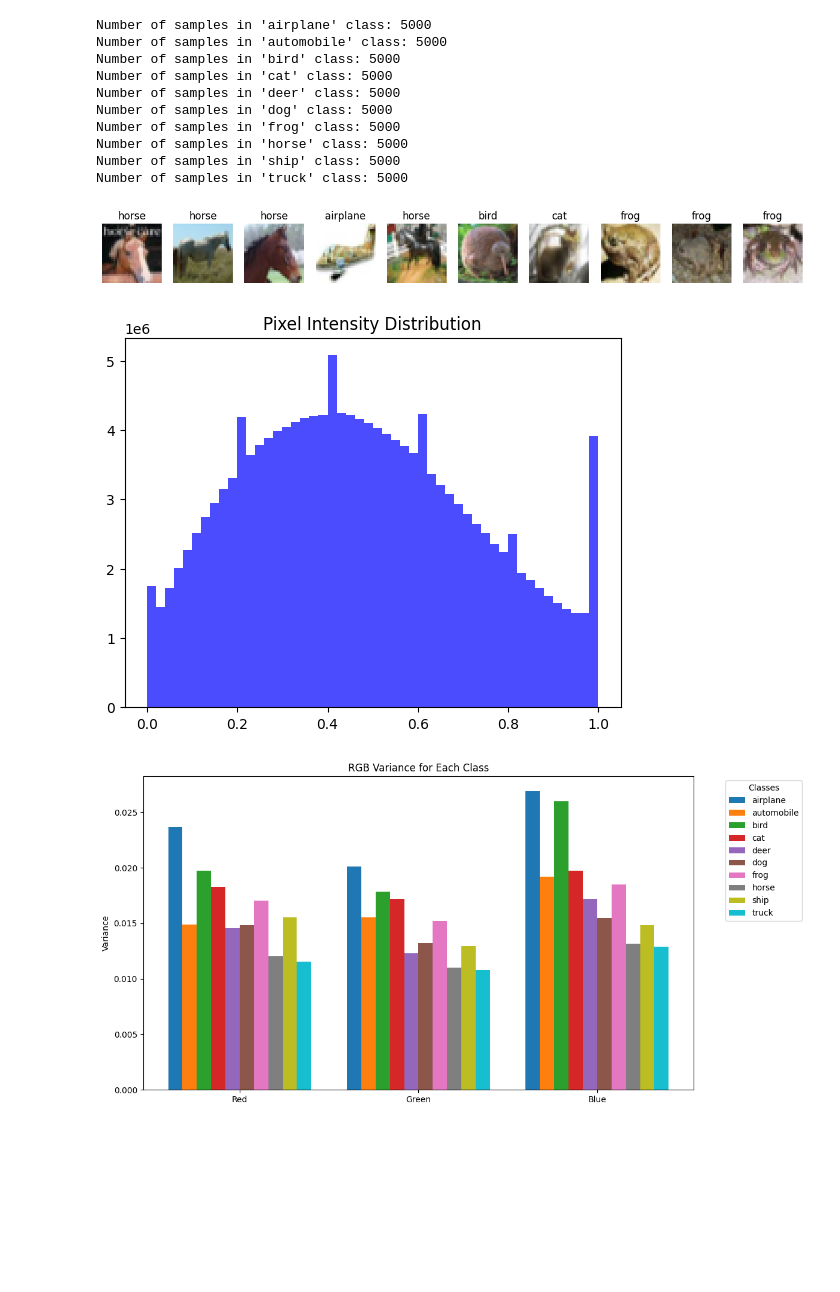
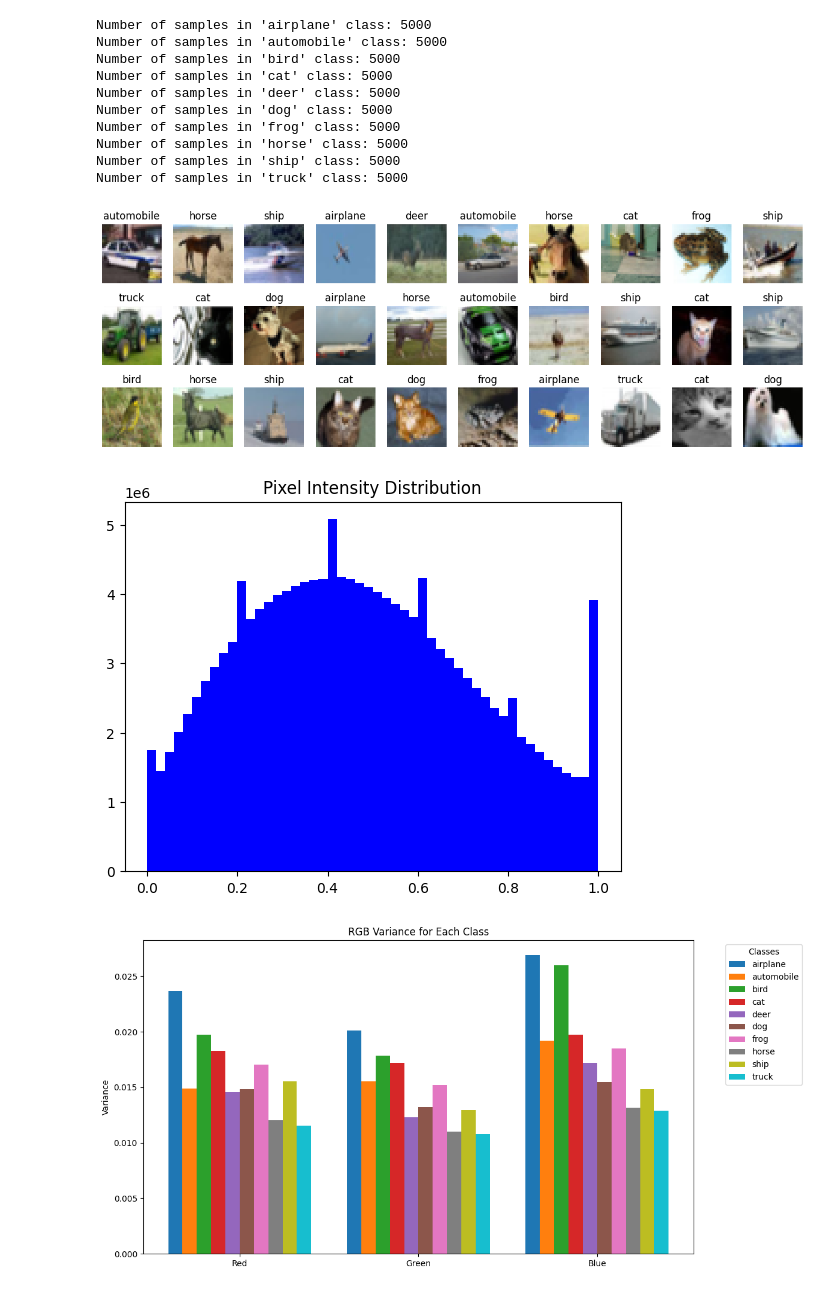
Before and after one commit to SnowdasNeves/wildlife-image-classifier, a Jupyter notebook: cifar10-eda.ipynb, the cells around one changed output. Drawn from its saved outputs; the diff is of its cells as text; code cells hidden in the pictures; blank space fills up the shorter version.

```diff
--- a/cifar10-eda.ipynb
+++ b/cifar10-eda.ipynb
@@ -15,5 +20,5 @@ from sklearn.decomposition import PCA
 transform = transforms.Compose([transforms.ToTensor()])
 
 # Files are downloaded to data directory within local repo
-train_set = torchvision.datasets.CIFAR10(root='./data', train=True, download=True, transform=transform)
-test_set = torchvision.datasets.CIFAR10(root='./data', train=False, download=True, transform=transform)
+train_set = torchvision.datasets.CIFAR10(root='./data', train=True, download=False, transform=transform)
+test_set = torchvision.datasets.CIFAR10(root='./data', train=False, download=False, transform=transform)
@@ -61,28 +62,30 @@ Number of samples in 'horse' class: 5000
 Number of samples in 'ship' class: 5000
 Number of samples in 'truck' class: 5000
 # %%
-def show_images(dataset, classes, num=10):
-    fig, axes = plt.subplots(1, num, figsize=(15, 3))
-    for i in range(num):
-        img, label = dataset[np.random.randint(len(dataset))]
-        axes[i].imshow(np.transpose(img.numpy(), (1, 2, 0)))
-        axes[i].set_title(classes[label])
-        axes[i].axis('off')
+def show_images(dataset, classes, rows=3, cols=10):
+    fig, axes = plt.subplots(rows, cols, figsize=(15, 5))
+    for row in range(rows):
+        for col in range(cols):
+            img, label = dataset[np.random.randint(len(dataset))]
+            ax = axes[row, col]
+            ax.imshow(np.transpose(img.numpy(), (1, 2, 0)))
+            ax.set_title(classes[label])
+            ax.axis('off')
     plt.show()
 
 show_images(train_set, train_set.classes)
 # %% [output]
-[figure, old version]
+[figure, new version]
 # %%
 def pixel_intensity_distribution(dataset):
     data = torch.cat([d[0].flatten() for d in dataset])
-    plt.hist(data, bins=50, alpha=0.7, color='blue')
+    plt.hist(data, bins=50, color='blue')
     plt.title("Pixel Intensity Distribution")
     plt.show()
 
 pixel_intensity_distribution(train_set)
 # %% [output]
-[figure, old version]
+[figure, new version]
 # %%
 def filter_class_subset(dataset, class_idx):
     indices = [i for i, (_, label) in enumerate(dataset) if label == class_idx]
```
Also changed, not shown: parts of 10 cells of this notebook.
